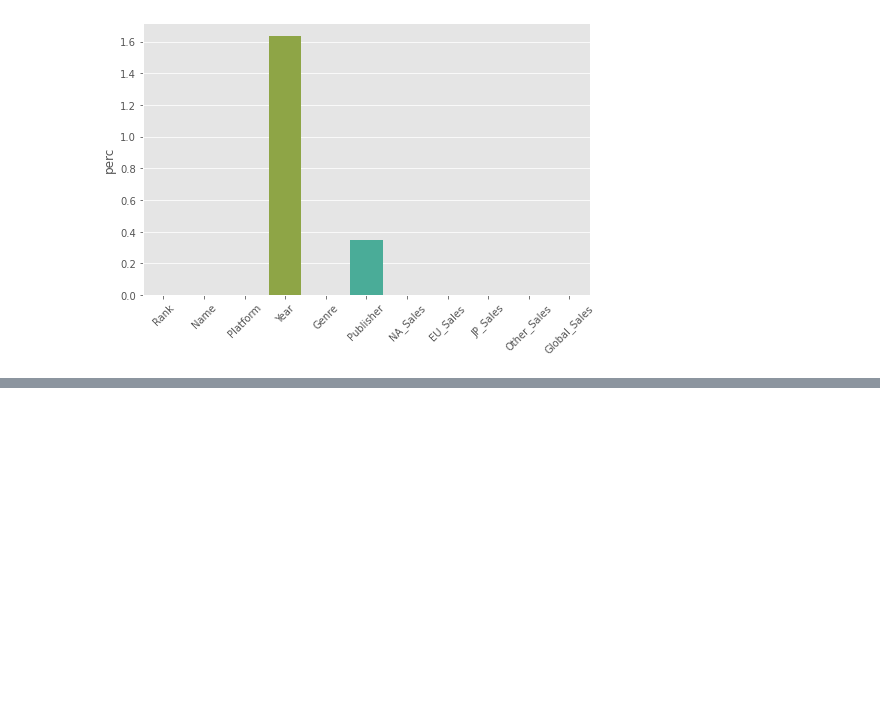
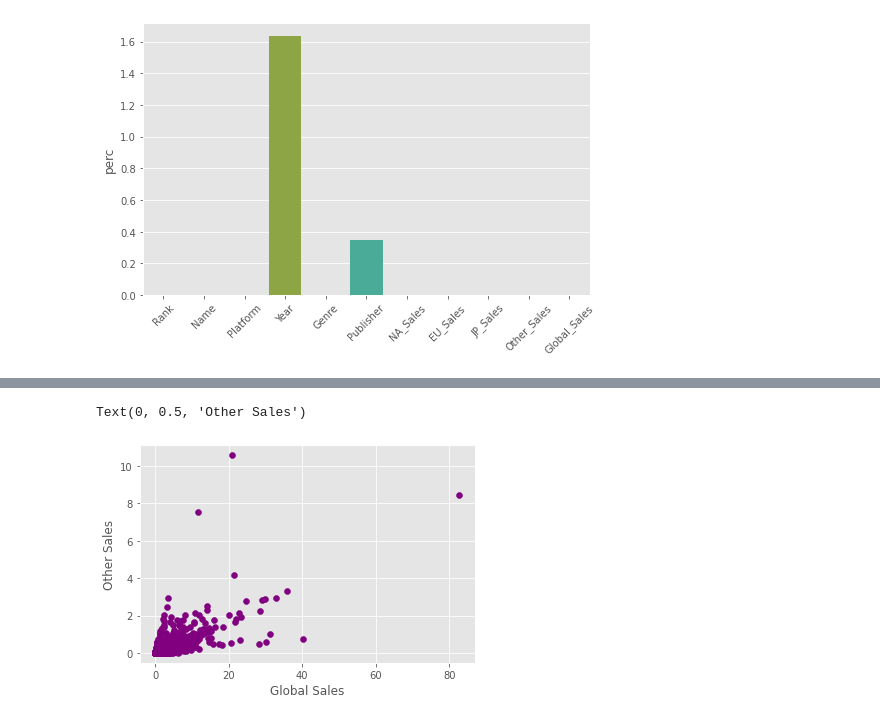
Before and after one commit to ada-k/HierarchicalModeling, a Jupyter notebook: hm.ipynb, the cells around one changed output, grey strips where cells are left out. Drawn from its saved outputs; the diff is of its cells as text; code cells hidden in the pictures; blank space fills up the shorter version.

```diff
--- a/hm.ipynb
+++ b/hm.ipynb
@@ -133,0 +127,13 @@ pooled_scatters(data, data['Genre'])
+# %%
+def plot_data(df, ax=None, grp_id=None, **kwargs):
+    if not ax:
+        fig, ax = plt.subplots()
+    ax.scatter(df['Global_Sales'], df['Other_Sales'], color = "purple", **kwargs)
+    return ax
+
+ax = plot_data(data)
+ax.set_xlabel('Global Sales')
+ax.set_ylabel('Other Sales')
+# %% [output]
+Text(0, 0.5, 'Other Sales')
+[figure, added]
```
Also changed, not shown: parts of 25 cells of this notebook.
